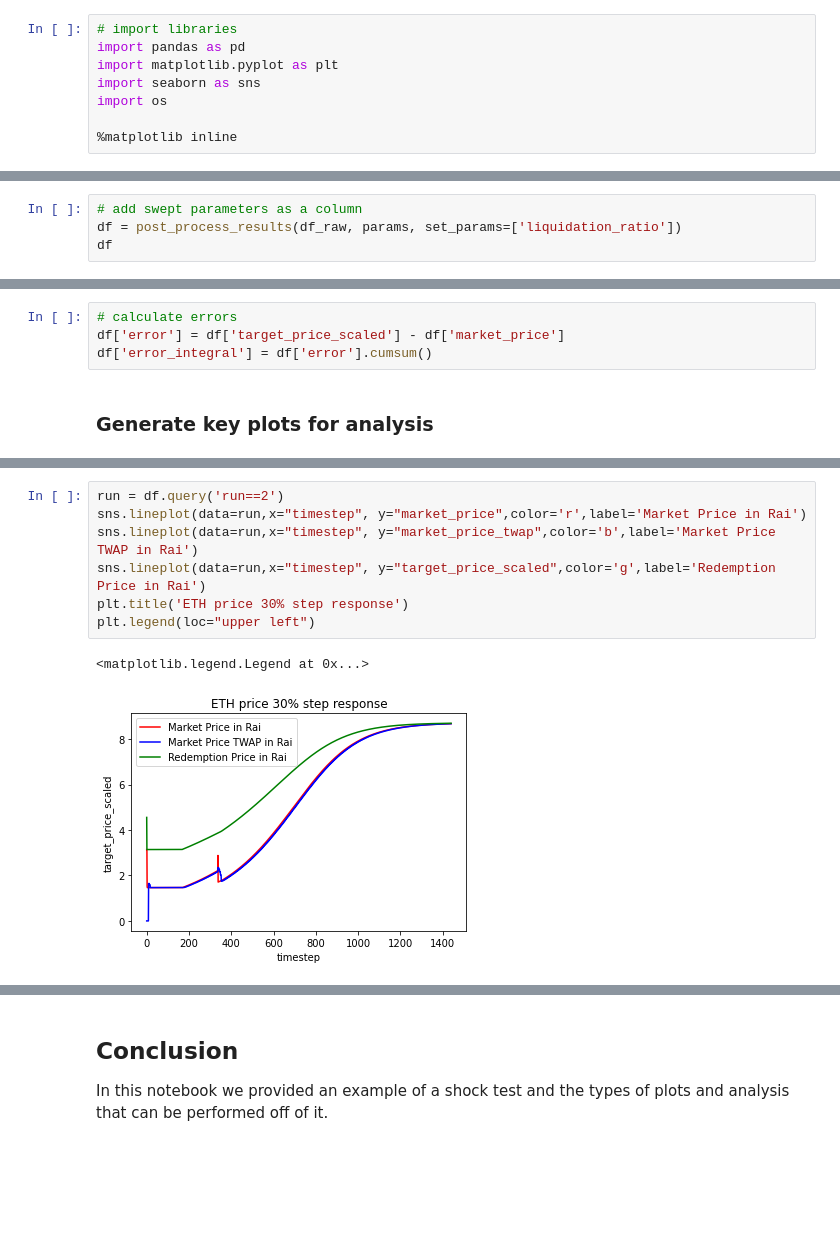
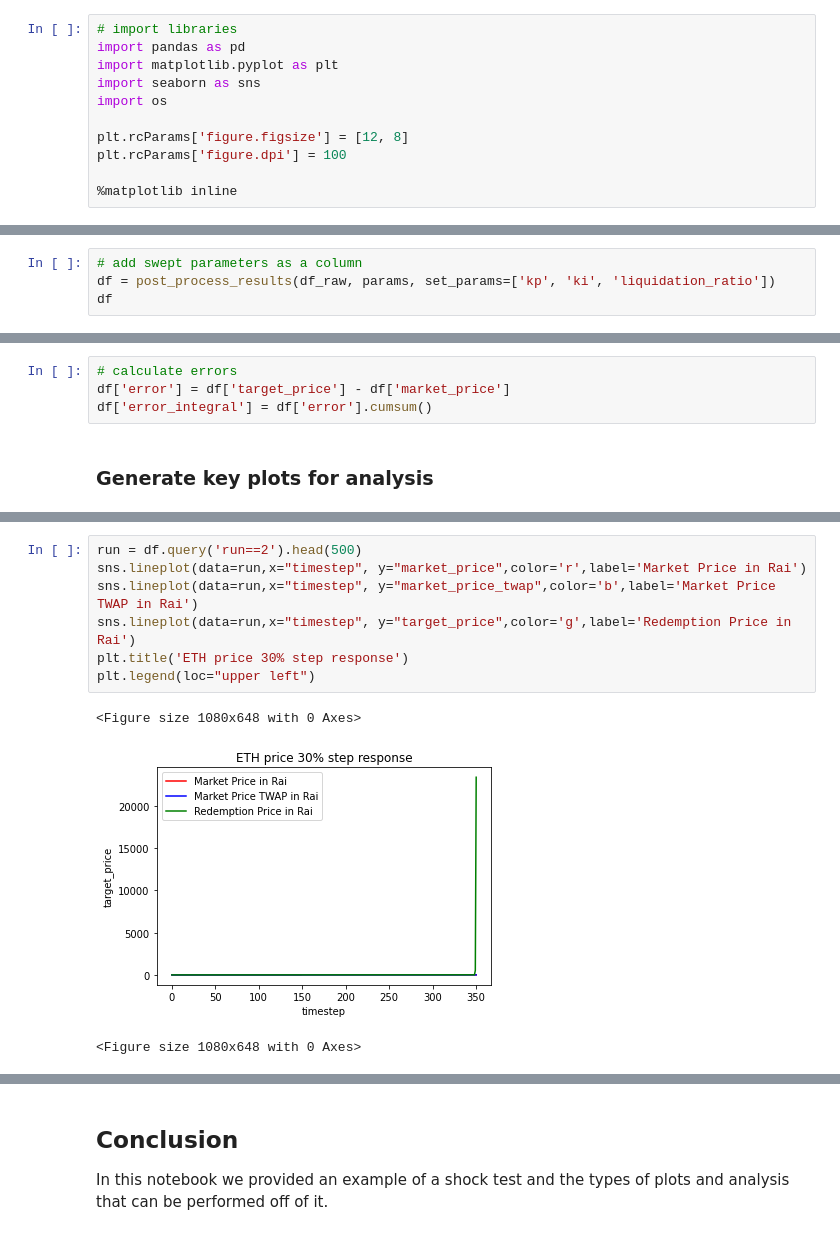
Before and after one commit to reflexer-labs/geb-simulations, a Jupyter notebook: notebooks/analysis/Shock_Test.ipynb, the cells around one changed output, grey strips where cells are left out. Saved outputs shown, nothing was run; the diff lists cells and outputs as text; blank space fills up the shorter version.

```diff
--- a/notebooks/analysis/Shock_Test.ipynb
+++ b/notebooks/analysis/Shock_Test.ipynb
@@ -42,6 +43,9 @@ import matplotlib.pyplot as plt
 import seaborn as sns
 import os
 
+plt.rcParams['figure.figsize'] = [12, 8]
+plt.rcParams['figure.dpi'] = 100
+
 %matplotlib inline
 # %% [markdown]
 ## Import simulation run data
@@ -112,5 +101,5 @@ params
 # %%
 # add swept parameters as a column
-df = post_process_results(df_raw, params, set_params=['liquidation_ratio'])
+df = post_process_results(df_raw, params, set_params=['kp', 'ki', 'liquidation_ratio'])
 df
 # %% [output]
@@ -234,7 +223,7 @@ def plot_fan_chart(df,aggregate_dimension,x, y,lx=False,ly=False,density_hack=Tr
         plt.yscale('log')
 # %%
 # calculate errors
-df['error'] = df['target_price_scaled'] - df['market_price']
+df['error'] = df['target_price'] - df['market_price']
 df['error_integral'] = df['error'].cumsum()
 # %% [markdown]
 ### Generate key plots for analysis
@@ -257,13 +247,14 @@ plt.legend(loc="upper left")
 # %%
-run = df.query('run==2')
+run = df.query('run==2').head(500)
 sns.lineplot(data=run,x="timestep", y="market_price",color='r',label='Market Price in Rai')
 sns.lineplot(data=run,x="timestep", y="market_price_twap",color='b',label='Market Price TWAP in Rai')
-sns.lineplot(data=run,x="timestep", y="target_price_scaled",color='g',label='Redemption Price in Rai')
+sns.lineplot(data=run,x="timestep", y="target_price",color='g',label='Redemption Price in Rai')
 plt.title('ETH price 30% step response')
 plt.legend(loc="upper left")
 # %% [output]
-<matplotlib.legend.Legend at 0x...>
+<Figure size 1080x648 with 0 Axes>
-[figure, old version]
+[figure, new version]
+<Figure size 1080x648 with 0 Axes>
 # %%
 run = df.query('run==3')
 sns.lineplot(data=run,x="timestep", y="market_price",color='r',label='Market Price in Rai')
```
Also changed, not shown: parts of 25 cells of this notebook, 2 other files.
